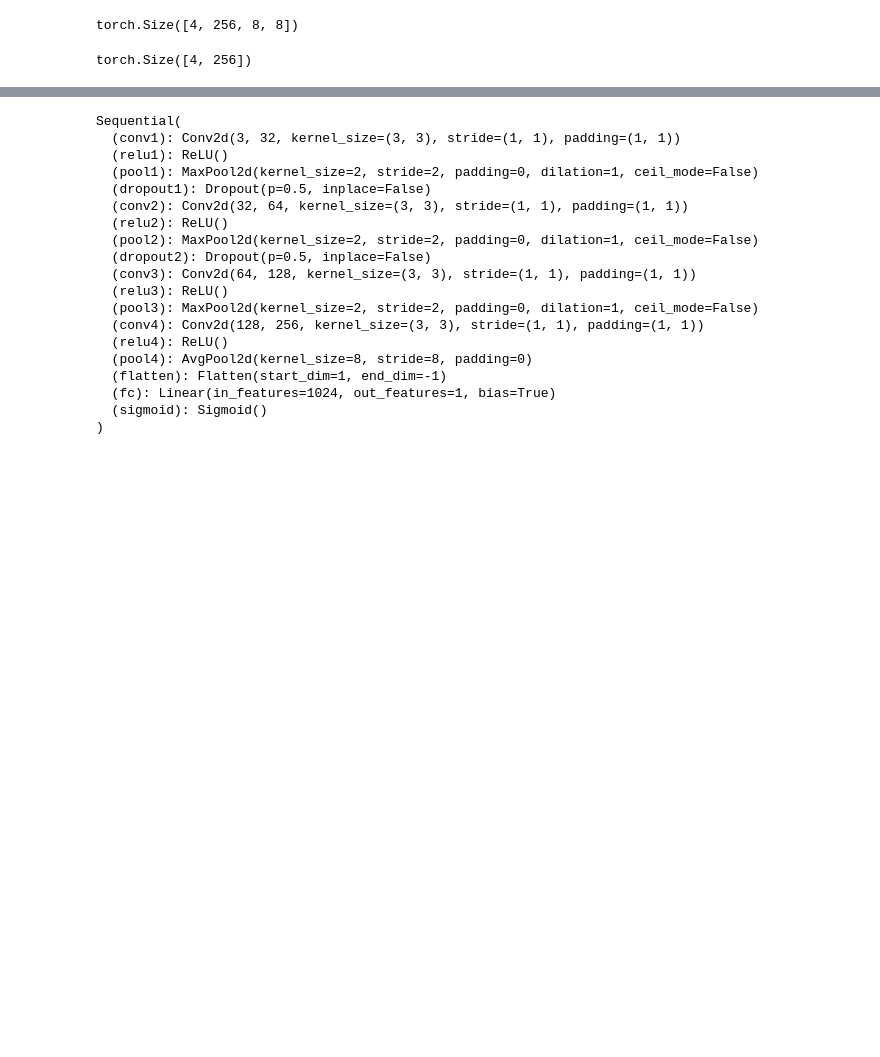
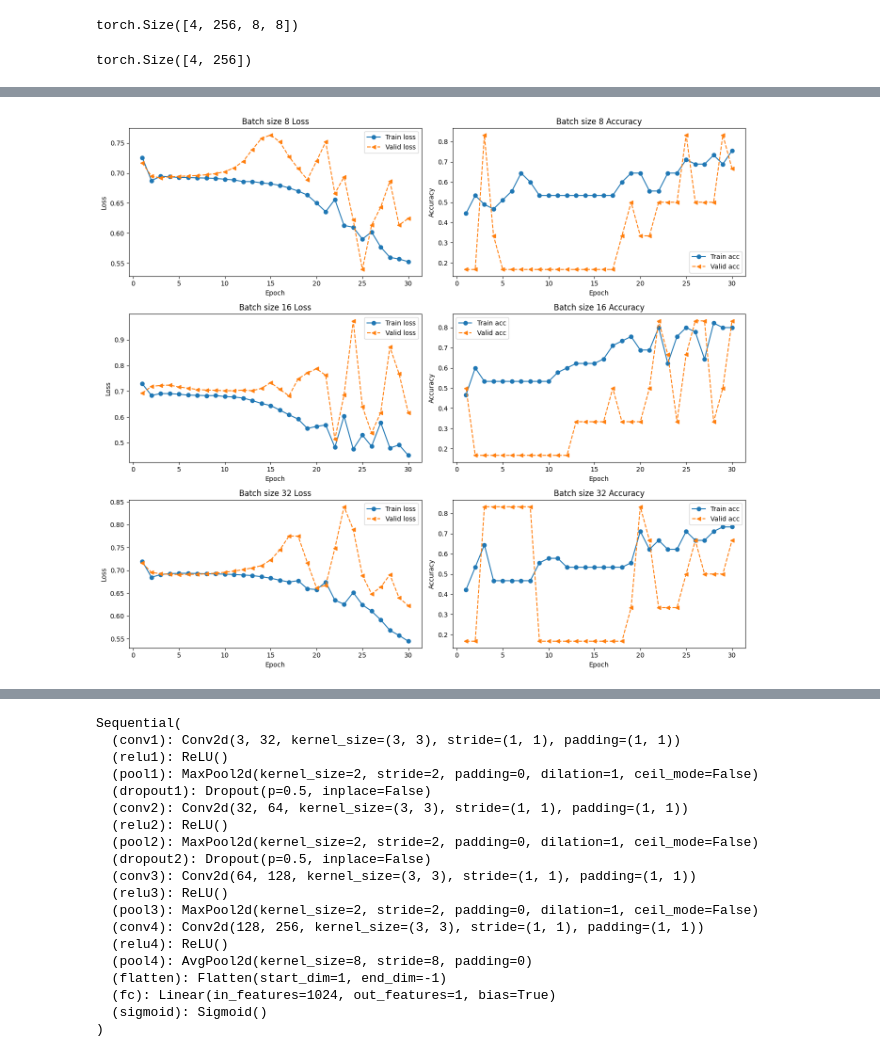
Before and after one commit to Lucaspj1/MachineLearningProject3, a Jupyter notebook: project3.ipynb, the cells around one changed output, grey strips where cells are left out. Saved outputs shown, nothing was run; the diff lists cells and outputs as text; code cells hidden in the pictures; blank space fills up the shorter version.

```diff
--- a/project3.ipynb
+++ b/project3.ipynb
@@ -314,13 +166,10 @@ model = model.to(device)
 # box 17
 # what does this do
 loss_fn = nn.BCELoss()
-
-# what does this do
-optimizer = torch.optim.Adam(model.parameters(), lr=0.001)
 # %%
 # box 18
 # explain overall
-def train(model, num_epochs, train_dl, valid_dl):
+def train(model, num_epochs, train_dl, valid_dl, optimizer):
 
     # explain this group
     loss_hist_train = [0] * num_epochs
@@ -385,12 +234,3 @@ def train(model, num_epochs, train_dl, valid_dl):
 
     # what does this function returns (do not just state the variables...describe what they represent like in a docustring)
     return loss_hist_train, loss_hist_valid, accuracy_hist_train, accuracy_hist_valid
-# %%
-# box 19
-torch.manual_seed(17)
-
-# original example had 30 but it took ~1 hour to run 15 epochs
-num_epochs = 60
-
-# what does this do
-hist = train(model, num_epochs, train_dl, valid_dl)
@@ -438,3 +281,49 @@ plt.show()
+# %%
+import matplotlib.pyplot as plt
+import numpy as np
+
+# Example: store all histories
+all_runs = {
+    "Batch size 8": histb8,
+    "Batch size 16": histb16,
+    "Batch size 32": histb32
+    # add more runs here, e.g. "Batch size 16": histb16lr001
+}
+
+n_runs = len(all_runs)
+fig, axes = plt.subplots(n_runs, 2, figsize=(14, 4 * n_runs))  # n_runs rows × 2 plots each
+
+# If only one run, axes won't be 2D, so fix that
+if n_runs == 1:
+    axes = np.array([axes])
+
+for i, (name, hist) in enumerate(all_runs.items()):
+    # Convert tensor accuracies to floats
+    train_acc = [a.item() for a in hist[2]]
+    valid_acc = [a.item() for a in hist[3]]
+
+    x_arr = np.arange(len(hist[0])) + 1
+
+    # Loss plot
+    axes[i, 0].plot(x_arr, hist[0], '-o', label='Train loss')
+    axes[i, 0].plot(x_arr, hist[1], '--<', label='Valid loss')
+    axes[i, 0].set_title(f"{name} Loss")
+    axes[i, 0].set_xlabel("Epoch")
+    axes[i, 0].set_ylabel("Loss")
+    axes[i, 0].legend()
+
+    # Accuracy plot
+    axes[i, 1].plot(x_arr, train_acc, '-o', label='Train acc')
+    axes[i, 1].plot(x_arr, valid_acc, '--<', label='Valid acc')
+    axes[i, 1].set_title(f"{name} Accuracy")
+    axes[i, 1].set_xlabel("Epoch")
+    axes[i, 1].set_ylabel("Accuracy")
+    axes[i, 1].legend()
+
+plt.tight_layout()
+plt.show()
+# %% [output]
+[figure, added]
 # %%
 # Look at test accuracy
 accuracy_test = 0
```
Also changed, not shown: parts of 22 cells of this notebook, 8 other files.
